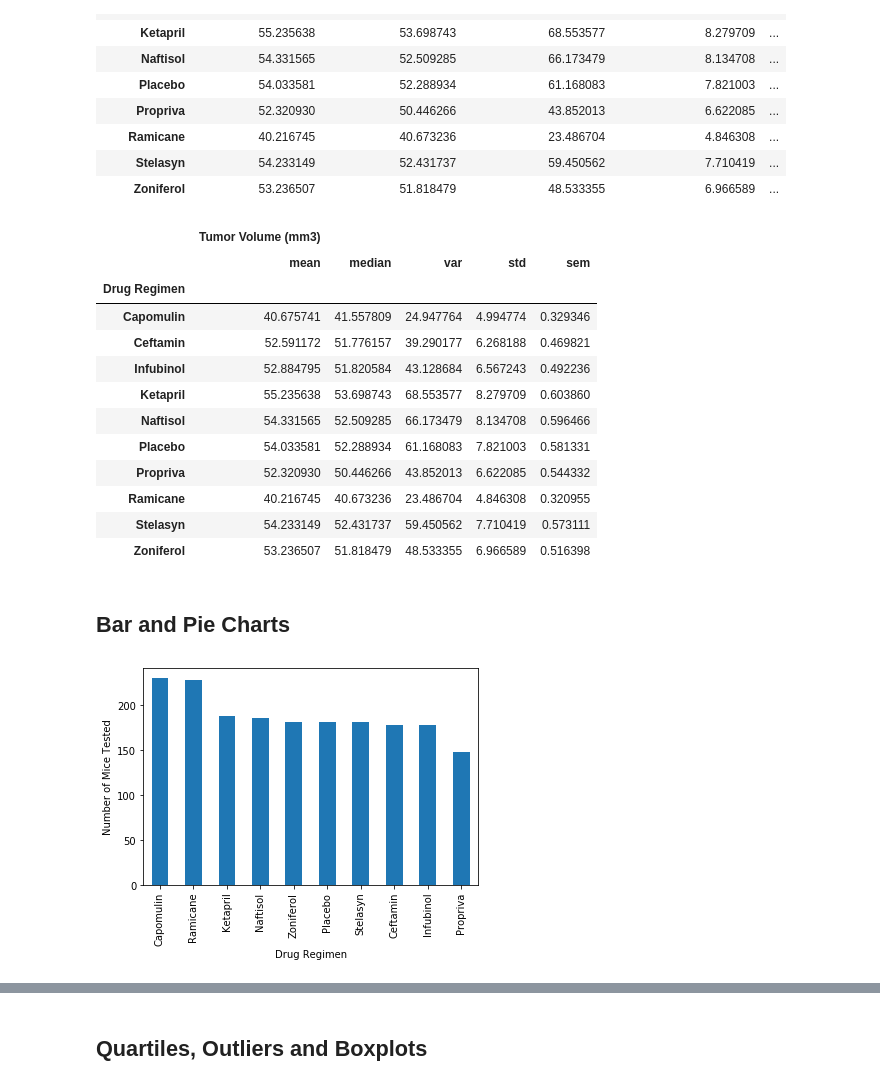
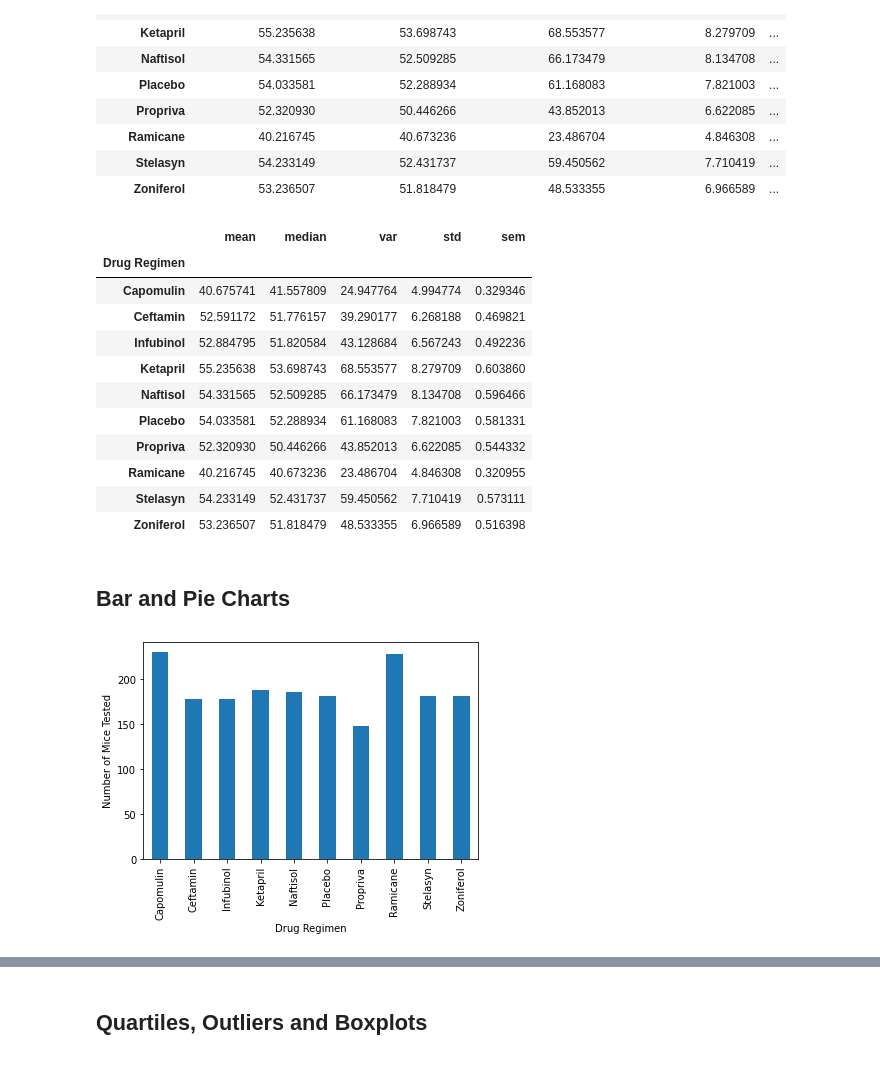
Before and after one commit to jjc55/datavisualization_challenge, a Jupyter notebook: Pymaceuticals/pymaceuticals_starter-Copy1.ipynb, the cells around one changed output, grey strips where cells are left out. Saved outputs shown, nothing was run; the diff lists cells and outputs as text; code cells hidden in the pictures.

```diff
--- a/Pymaceuticals/pymaceuticals_starter-Copy1.ipynb
+++ b/Pymaceuticals/pymaceuticals_starter-Copy1.ipynb
@@ -10,6 +10,7 @@
 import matplotlib.pyplot as plt
 import pandas as pd
 import scipy.stats as st
+import numpy as np
 
 # Study data files
 mouse_metadata_path = "data/Mouse_metadata.csv"
@@ -20,8 +21,10 @@ mouse_metadata = pd.read_csv(mouse_metadata_path)
 study_results = pd.read_csv(study_results_path)
 
 # Combine the data into a single dataset
+df3 = pd.merge(study_results, mouse_metadata, how="left", on="Mouse ID")
 
 # Display the data table for preview
+df3.head()
 # %% [output]
 |  | Mouse ID | Timepoint | Tumor Volume (mm3) | Metastatic Sites | Drug Regimen | Sex | Age_months | ... |
 | 0 | b128 | 0 | 45.0 | 0 | Capomulin | Female | 9 | ... |
@@ -35,6 +39,8 @@ study_results = pd.read_csv(study_results_path)
 249
 # %%
 # Getting the duplicate mice by ID number that shows up for Mouse ID and Timepoint.
+duplicate_mice = df3.loc[df3.duplicated(subset=['Mouse ID', 'Timepoint']),'Mouse ID'].unique()
+duplicate_mice
 # %% [output]
 array(['g989'], dtype=object)
 # %%
@@ -56,6 +64,8 @@ array(['g989'], dtype=object)
 | 1592 | g989 | 35 | 62.570880 | 2 | Propriva | Female | 21 | ... |
 # %%
 # Create a clean DataFrame by dropping the duplicate mouse by its ID.
+cleaned_df3 = df3[df3['Mouse ID'].isin(duplicate_mice)==False]
+cleaned_df3.head()
 # %% [output]
 |  | Mouse ID | Timepoint | Tumor Volume (mm3) | Metastatic Sites | Drug Regimen | Sex | Age_months | ... |
 | 0 | b128 | 0 | 45.0 | 0 | Capomulin | Female | 9 | ... |
@@ -93,8 +118,9 @@ array(['g989'], dtype=object)
 # and SEM of the tumor volume for each regimen
 
 # Using the aggregation method, produce the same summary statistics in a single line.
+another_summary = cleaned_df3.groupby("Drug Regimen")["Tumor Volume (mm3)"].aggregate(['mean', 'median','var','std','sem'])
+another_summary
 # %% [output]
-|  | Tumor Volume (mm3) |  |  |  |  |
 |  | mean | median | var | std | sem |
 | Drug Regimen |  |  |  |  |  |
 | Capomulin | 40.675741 | 41.557809 | 24.947764 | 4.994774 | 0.329346 |
@@ -111,7 +137,13 @@ array(['g989'], dtype=object)
 ## Bar and Pie Charts
 # %%
 # Generate a bar plot showing the total number of timepoints for all mice tested for each drug regimen using Pandas.
+mice_tested = cleaned_df3.groupby("Drug Regimen").count()["Mouse ID"]
+mice_tested.plot(kind="bar")
+plt.xticks(rotation='vertical')
+plt.xlabel("Drug Regimen")
+plt.ylabel("Number of Mice Tested")
+plt.show()
 # %% [output]
-[figure, old version]
+[figure, new version]
 # %%
 # Generate a bar plot showing the total number of timepoints for all mice tested for each drug regimen using pyplot.
```
Also changed, not shown: parts of 16 cells of this notebook, 3 other files.
